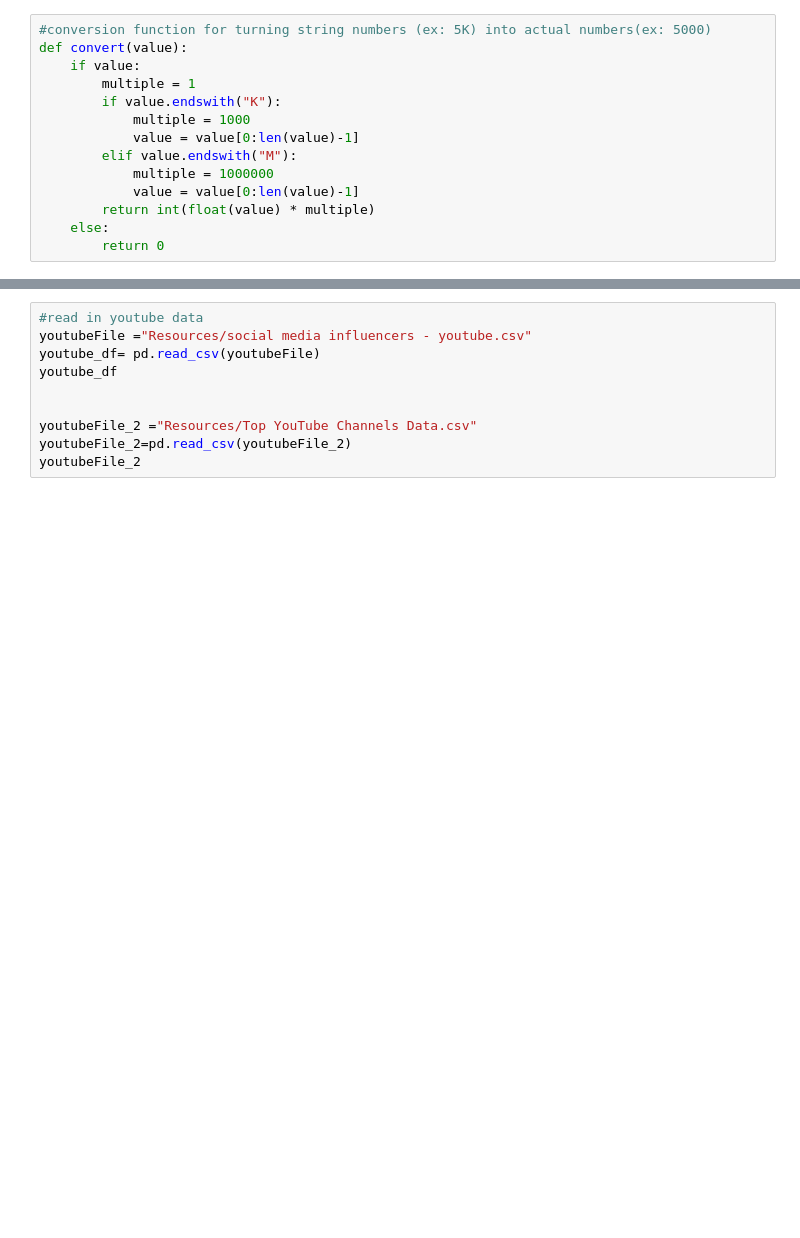
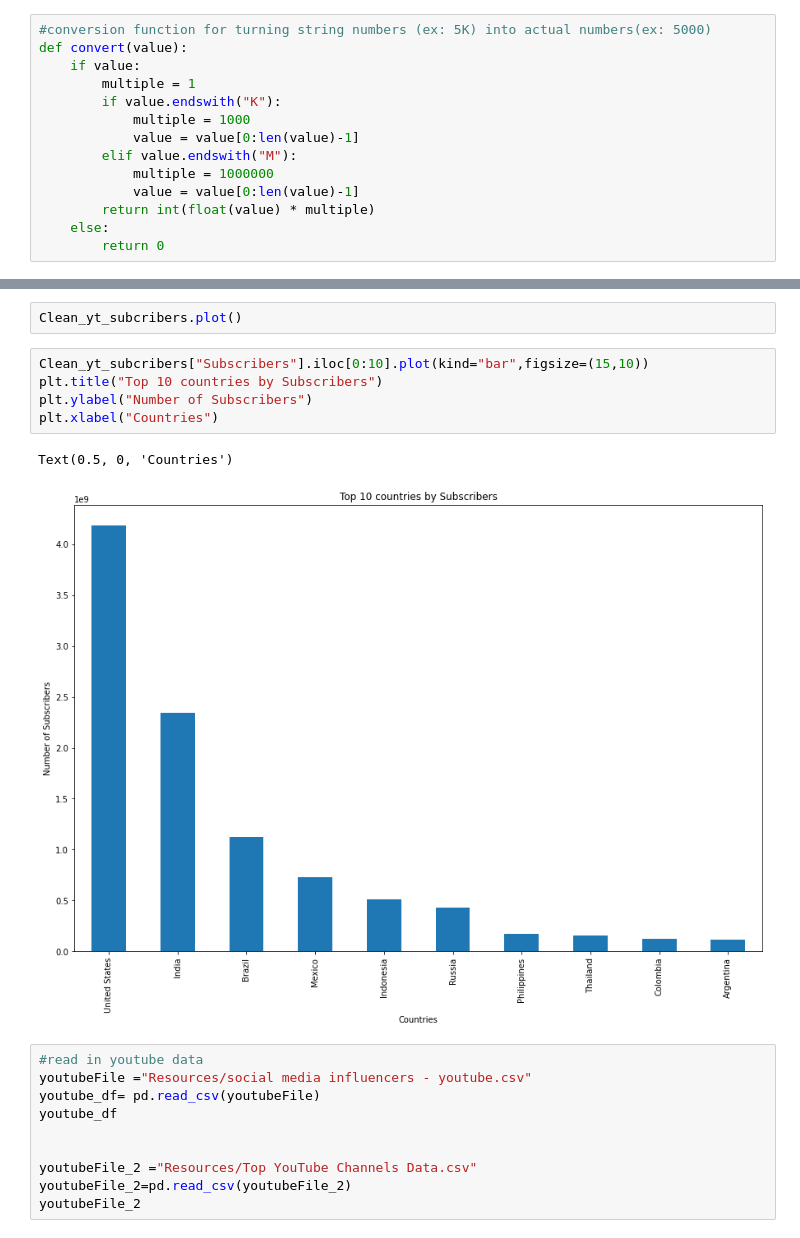
Before and after one commit to mark-m0/Project-1, a Jupyter notebook: SocialInfluencer.ipynb, the cells around one changed output, grey strips where cells are left out. Saved outputs shown, nothing was run; the diff lists cells and outputs as text; blank space fills up the shorter version.

```diff
--- a/SocialInfluencer.ipynb
+++ b/SocialInfluencer.ipynb
@@ -112,3 +175,13 @@ Name: Audiencecountry(mostly), dtype: int64
+# %%
+Clean_yt_subcribers.plot()
+# %%
+Clean_yt_subcribers["Subscribers"].iloc[0:10].plot(kind="bar",figsize=(15,10))
+plt.title("Top 10 countries by Subscribers")
+plt.ylabel("Number of Subscribers")
+plt.xlabel("Countries")
+# %% [output]
+Text(0.5, 0, 'Countries')
+[figure, added]
 # %%
 #read in youtube data
 youtubeFile ="Resources/social media influencers - youtube.csv"
```
Also changed, not shown: parts of 4 cells of this notebook, 1 other file.
